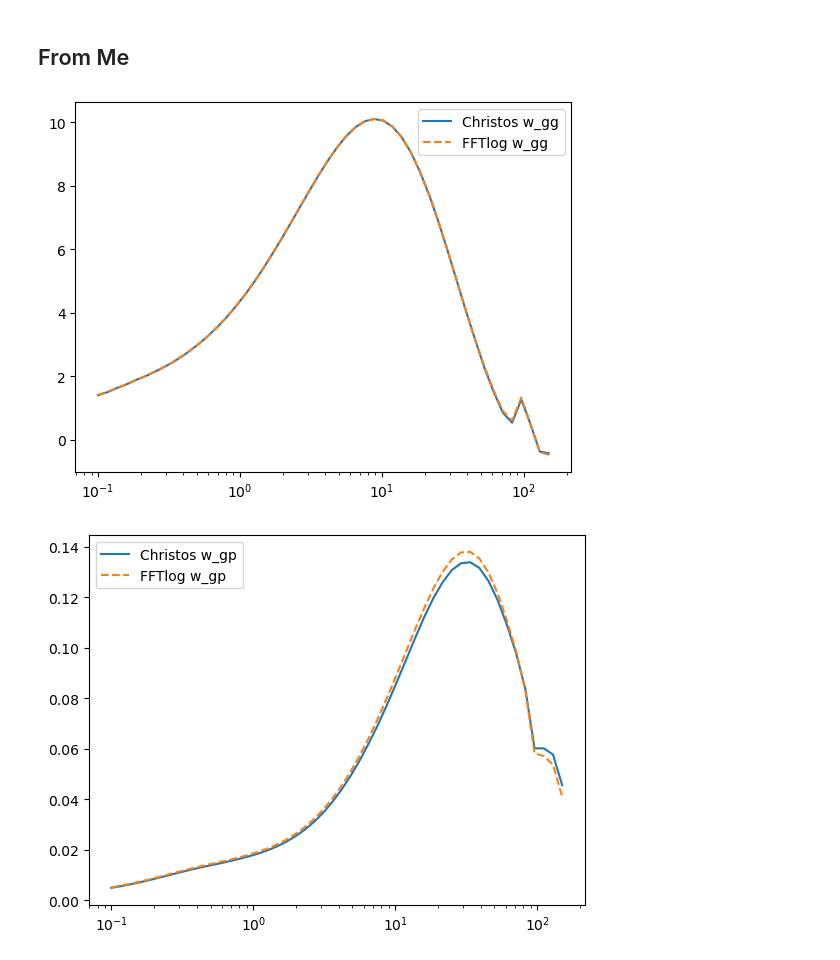
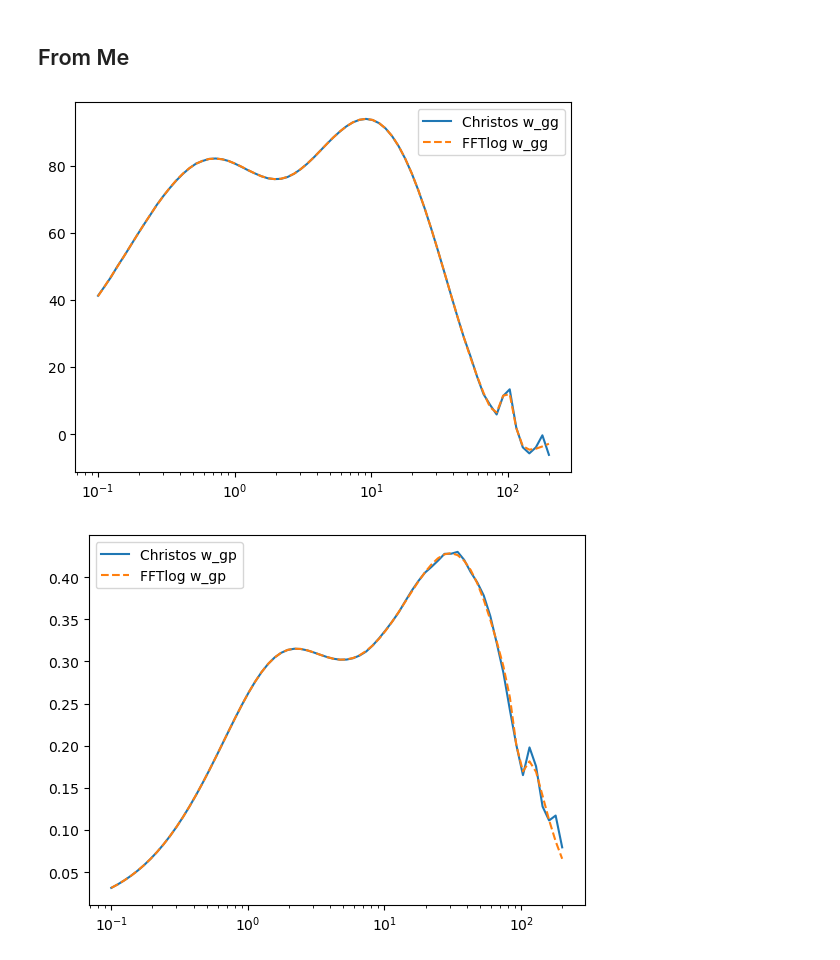
Before and after one commit to DennisNeumann97/GNAT, a Jupyter notebook: codebase_develop.ipynb, the cells around one changed output. Cells and saved outputs as stored; diff of their text form; code cells hidden in the pictures.

```diff
--- a/codebase_develop.ipynb
+++ b/codebase_develop.ipynb
@@ -484,20 +510,19 @@ def compute_wgp(cosmo, r_p, Pi_max, z):
     k_dot_r = np.outer(r_p, k_perp_arr)
     w_integrand = wkpar_integral*k_perp_arr**3*jv(2,k_dot_r)
 
-    # C1rhocrit = 5e-14 * ccl.physical_constants.RHO_CRITICAL
-    C1rhocrit = 0.0134
+    C1rhocrit = 5e-14 * ccl.physical_constants.RHO_CRITICAL
     w = C1rhocrit*cosmo['Omega_m']/cosmo.growth_factor(1/(1+z))*simpson(w_integrand, k_perp_arr)/np.pi**2
     return w
 
 def compute_wpp(cosmo, r_p, Pi_max, z):
-    k_par_arr = np.geomspace(1e-6, 1e3, 8*1024)
-    k_perp_arr = np.geomspace(1e-6, 1e3, 8*1024)
+    k_par_arr = np.geomspace(1e-6, 1e3, size_factor*1024)
+    k_perp_arr = np.geomspace(1e-6, 1e3, size_factor*1024)
 
     sinkPimax = np.sin(Pi_max*k_par_arr)
 
     # Compute the integral in k_\parallel
     wkpar_integral = np.empty(len(k_perp_arr))
-    for i, k_perp in tqdm(enumerate(k_perp_arr)):
+    for i, k_perp in tqdm(enumerate(k_perp_arr), total=len(k_perp_arr)):
         k_tot_arr = np.sqrt(k_perp**2.+k_par_arr**2.)
 
         wkpar_integrand = cosmo.nonlin_matter_power(k_tot_arr, 1/(1+z)) * sinkPimax / ((k_tot_arr)**4*k_par_arr)
@@ -514,14 +539,14 @@ def compute_wpp(cosmo, r_p, Pi_max, z):
 cosmo_dict = cosmology_dict
 cosmo = ccl.Cosmology(**cosmo_dict)
 
-rp_christos = np.geomspace(0.1/cosmo_dict["h"], 150/cosmo_dict["h"], 50)
+rp_christos = np.geomspace(0.1/cosmo_dict["h"], 200/cosmo_dict["h"], 70)
 # Pi_max = 20/cosmo_dict["h"]
 Pi_max = 50/cosmo_dict["h"]
-z = 3.0
+z = 0
 # %%
 wgg_christos = compute_wgg(cosmo, rp_christos, Pi_max, z)
 wgp_christos = compute_wgp(cosmo, rp_christos, Pi_max, z)
-# wpp = compute_wpp(cosmo, r_p, Pi_max, z)
+wpp_christos = compute_wpp(cosmo, rp_christos, Pi_max, z)
 # %% [markdown]
 ## From Me
 # %%
@@ -593,15 +658,21 @@ w_gg = projectionsHandler.convert_multipoles_to_projected_correlation_function(
 # %%
 plt.semilogx(rp_christos*cosmo_dict['h'], rp_christos*wgg_christos*cosmo_dict['h']**2, label='Christos w_gg')
 plt.semilogx(rp*cosmo_dict['h'], rp*w_gg*cosmo_dict['h']**2, label='FFTlog w_gg', linestyle='--')
 plt.legend()
 plt.show()
 plt.close()
 
 plt.semilogx(rp_christos*cosmo_dict['h'], rp_christos*wgp_christos*cosmo_dict['h']**2, label='Christos w_gp')
 plt.semilogx(rp*cosmo_dict['h'], rp*w_gp*cosmo_dict['h']**2, label='FFTlog w_gp', linestyle='--')
 plt.legend()
 plt.show()
 plt.close()
+
+plt.semilogx(rp_christos*cosmo_dict['h'], rp_christos*wpp_christos*cosmo_dict['h']**2, label='Christos w_pp')
+plt.semilogx(rp*cosmo_dict['h'], rp*w_pp*cosmo_dict['h']**2, label='FFTlog w_pp', linestyle='--')
+plt.legend()
+plt.show()
+plt.close()
 # %% [output]
-[figure, old version]
+[figure, new version]
-[figure, old version]
+[figure, new version]
```
Also changed, not shown: parts of 11 cells of this notebook, 13 other files.
